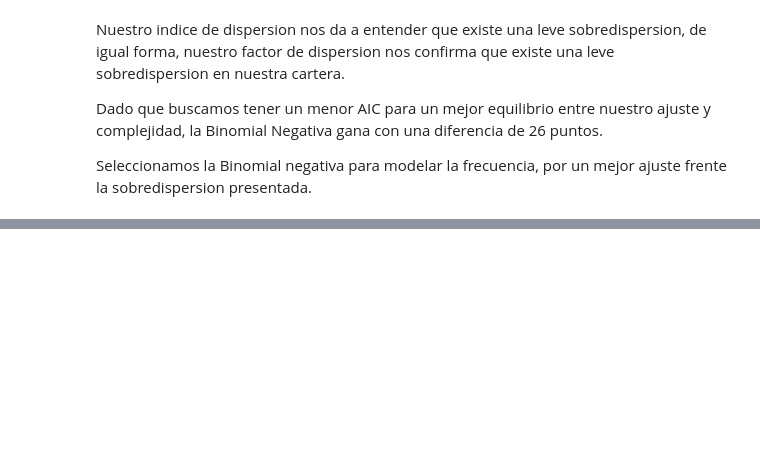
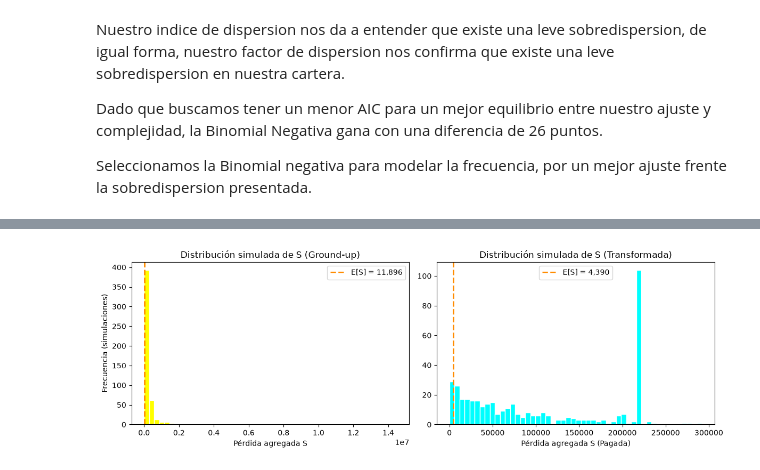
Before and after one commit to Ericdaniel78/MASDFR_20271, a Jupyter notebook: sol_temp_1_,_2,.ipynb, the cells around one changed output, grey strips where cells are left out. Cells and saved outputs as stored; diff of their text form; code cells hidden in the pictures; blank space fills up the shorter version.

Commit message:
Avance: se corrigio la ruta de los datos de la cartera ya que lo habian cambiado, además se concluyo el inciso d

```diff
--- a/sol_temp_1_,_2,.ipynb
+++ b/sol_temp_1_,_2,.ipynb
@@ -25,7 +23,7 @@ import statsmodels.api as sm
 np.random.seed(0); plt.rcParams["figure.figsize"] = (8, 3.6)  #Definimos una semilla
 # y el tamaño de las gráficas
 
-df = pd.read_parquet("/content/cartera.parquet")  #Cargamos nuestra base de datos
+df = pd.read_parquet("entregas/equipo_06/inputs/cartera.parquet")  #Cargamos nuestra base de datos
 print(df.columns)   #Imprimimos las variables que tenemos
 
 display(df.head(10))  #Mostramos las primeras 10 filas de nuestro dataframe
@@ -446,0 +460,78 @@ Seleccionamos la Binomial negativa para modelar la frecuencia, por un mejor ajus
+# %%
+# Paso 1. Extraemos los parámetros (frecuencia y severidad)
+M = 10000
+
+mu_n = 0.0468 # Binomial negativa (frecuencia)
+var_n = mu_n * 1.052
+p_nb = mu_n / var_n
+n_nb = (mu_n**2) / (var_n - mu_n)
+
+sigma_sev = 1.373629  # Lognormal (Severidad)
+scale_sev = 77604.66
+
+ded_tipo = df['deducible'].median()
+sa_tipo = df['suma_asegurada'].median()
+coas_tipo = df['coaseguro'].median()
+
+S_ground_up = np.zeros(M)
+S_transformada = np.zeros(M)
+
+np.random.seed(42)
+
+# Paso 2. El algoritmo de la simulación de Monte Carlo
+for i in range(M):
+    # Simulamos N
+    N = np.random.negative_binomial(n_nb, p_nb)
+
+    if N > 0:
+        X = stats.lognorm.rvs(s=sigma_sev, scale=scale_sev, size=N)
+        S_ground_up[i] = np.sum(X)
+        X_pago = transformar(X, ded_tipo, coas_tipo, sa_tipo)
+        S_transformada[i] = np.sum(X_pago)
+    else:
+        # OJO: si N=0, la pérdida agregada es 0
+        S_ground_up[i] = 0
+        S_transformada[i] = 0
+
+# Paso 3. Calculamos las metricas y los cuantiles VaR y TVaR al 99%
+def calcular_metricas_S(simulaciones, alpha=0.99):
+    prima_pura = simulaciones.mean()
+    var = np.percentile(simulaciones, alpha * 100)
+    tvar = simulaciones[simulaciones >= var].mean()
+    return prima_pura, var, tvar
+
+E_S_gu, var99_gu, tvar99_gu = calcular_metricas_S(S_ground_up)
+E_S_tr, var99_tr, tvar99_tr = calcular_metricas_S(S_transformada)
+
+print("Distribución S Ground-Up (Daño Real) ")
+print(f"Prima Pura E[S]  : {E_S_gu:,.2f}")
+print(f"VaR (99%)        : {var99_gu:,.2f}")
+print(f"TVaR (99%)       : {tvar99_gu:,.2f}")
+
+print("\nDistribución S transformada (Pago Aseguradora)")
+print(f"Prima Pura E[S]  : {E_S_tr:,.2f}")
+print(f"VaR (99%)        : {var99_tr:,.2f}")
+print(f"TVaR (99%)       : {tvar99_tr:,.2f}")
+
+absorcion = 1 - (E_S_tr / E_S_gu)
+print(f"\nLa póliza absorbe el {absorcion:.2%} de la pérdida agregada total esperada.")
+
+# Paso 4. Graficamos
+fig, ax = plt.subplots(1, 2, figsize=(12, 4))
+
+ax[0].hist(S_ground_up[S_ground_up>0], bins=50, color='yellow', edgecolor='white')
+ax[0].axvline(E_S_gu, color='darkorange', linestyle='dashed', linewidth=2, label=f'E[S] = {E_S_gu:,.0f}')
+ax[0].set_title("Distribución simulada de S (Ground-up)")
+ax[0].set_xlabel("Pérdida agregada S")
+ax[0].set_ylabel("Frecuencia (simulaciones)")
+ax[0].legend()
+
+ax[1].hist(S_transformada[S_transformada>0], bins=50, color='aqua', edgecolor='white')
+ax[1].axvline(E_S_tr, color='darkorange', linestyle='dashed', linewidth=2, label=f'E[S] = {E_S_tr:,.0f}')
+ax[1].set_title("Distribución simulada de S (Transformada)")
+ax[1].set_xlabel("Pérdida agregada S (Pagada)")
+ax[1].legend()
+
+plt.tight_layout()
+plt.show()
+# %% [output]
@@ -446,0 +549 @@ Seleccionamos la Binomial negativa para modelar la frecuencia, por un mejor ajus
+[figure, added]
```
Also changed, not shown: parts of 6 cells of this notebook.
